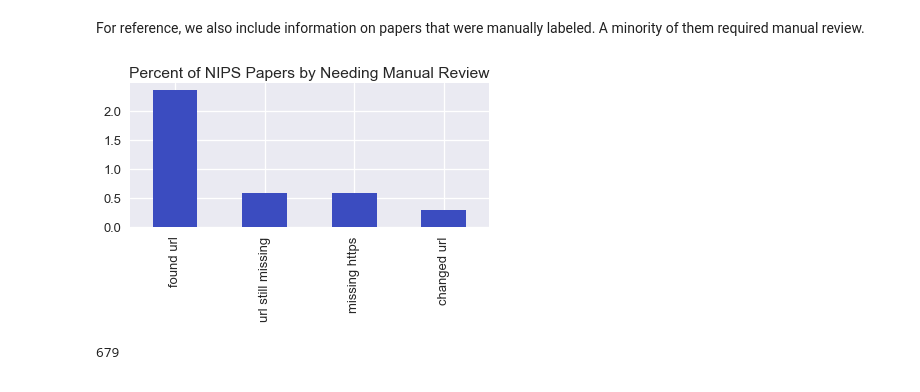
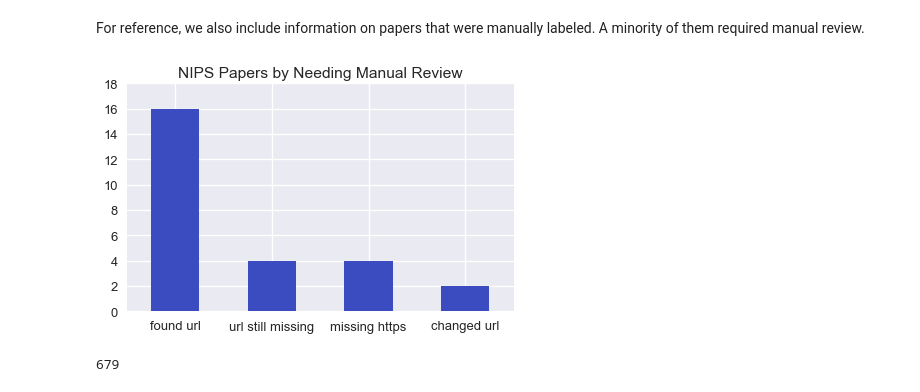
Before and after one commit to jzf2101/r2d_study, a Jupyter notebook: get_data.ipynb, the cells around one changed output. Saved outputs shown, nothing was run; the diff lists cells and outputs as text; code cells hidden in the pictures.

```diff
--- a/get_data.ipynb
+++ b/get_data.ipynb
@@ -251,14 +250,16 @@ labeled_url_stats.loc['missing_https'] = gh_labeled['missing_https'].sum()
 labeled_url_stats.loc['changed_url'] = len(changed_url_labeled)
 labeled_url_stats.index = ['found url', 'url still missing', 'missing https', 'changed url']
 # %%
-(100.*labeled_url_stats/len(papers)).plot(kind='bar',  cmap='coolwarm')
+labeled_url_stats.plot(kind='bar',  cmap='coolwarm')
 plt.ylabel('')
 plt.xlabel('')
-plt.title('Percent of NIPS Papers by Needing Manual Review')
+plt.yticks(np.arange(0, 20, step=2))
+plt.title('NIPS Papers by Needing Manual Review')
+plt.xticks(rotation=0)
 plt.tight_layout()
 plt.savefig('manual_review_metrics.png')
 # %% [output]
-[figure, old version]
+[figure, new version]
 # %%
 len(papers)
 # %% [output]
```
Also changed, not shown: parts of 48 cells of this notebook, 16 other files.
